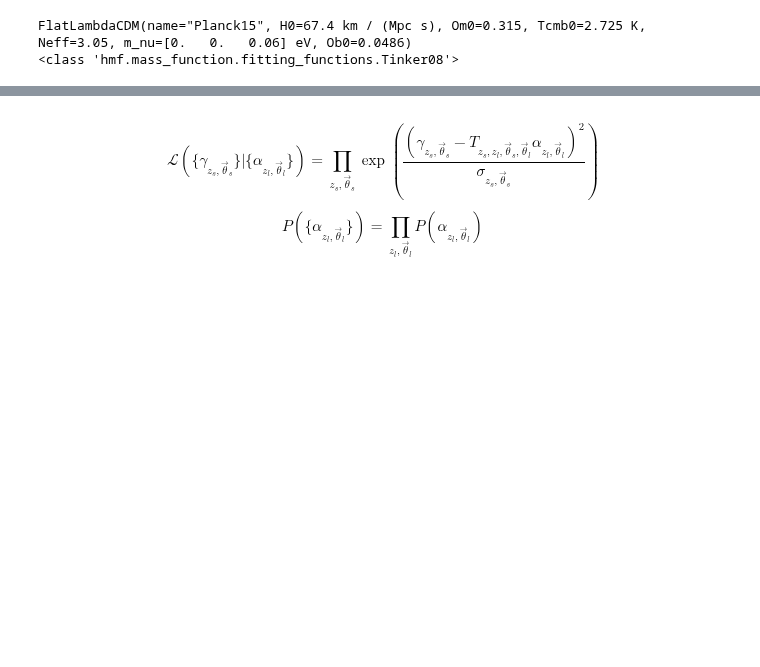
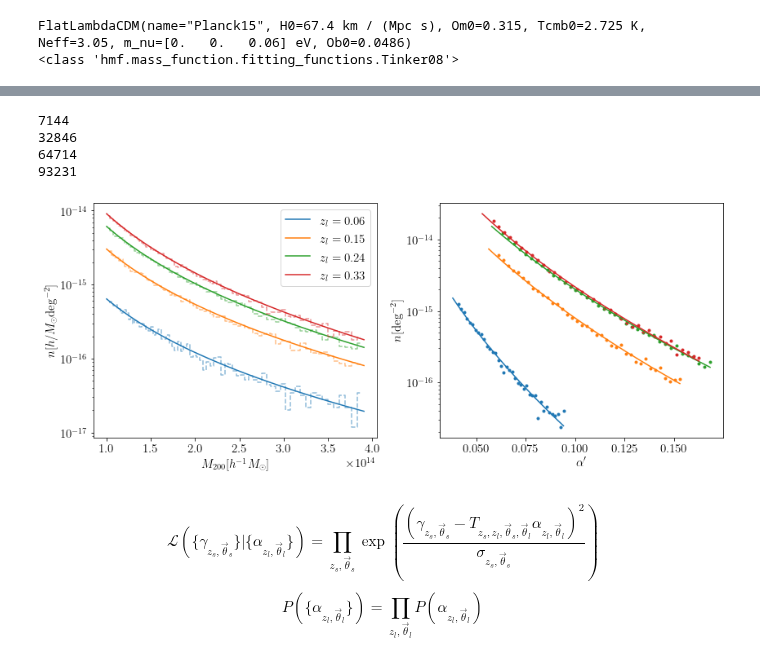
Before and after one commit to mr-superonion/splinv, a Jupyter notebook: notebook/s19/0-haloMF_Prior.ipynb, the cells around one changed output, grey strips where cells are left out. Cells and saved outputs as stored; diff of their text form; code cells hidden in the pictures; blank space fills up the shorter version.

```diff
--- a/notebook/s19/0-haloMF_Prior.ipynb
+++ b/notebook/s19/0-haloMF_Prior.ipynb
@@ -122,3 +169,66 @@ plt.tight_layout()
+# %%
+# Prepare Prior
+haloAveAll=pyfits.getdata(os.path.join(outDir,'haloBasis.fits'))
+prior=pyfits.getdata(os.path.join(outDir,'prior.fits'))
+
+plt.close()
+nscale=5e17
+ngrid=64
+fig=plt.figure(figsize=(12,5))
+ax1=fig.add_subplot(1,2,1)
+ax2=fig.add_subplot(1,2,2)
+parAll=[]
+
+for iz in range(0,8,2):
+    z=zave[iz]
+    pix2mpc=cosmo.Da(0.,z)*1./60./180*np.pi
+    mf.update(z=z)
+    v=cosmo.V(zbound[iz],zbound[iz+1])*np.pi**2./180.**2./4./np.pi
+    mass_func = mf.dndm*v
+    m = mf.m
+    sAll=np.sum(mass_func)
+    msample=[]
+    nn=int(sAll*nscale)
+    print(nn)
+    imgList=np.empty((nn,ngrid,ngrid))
+    for i in range(nn):
+        mi=simutil.mcSample(m,mass_func)
+        msample.append(mi)
+        conc =  6.02*(mi/1.E13)**(-0.12)*(1.47/(1.+z))**(0.16)
+        rs_arcmin=haloSim.mc2rs(mi,conc,z)
+        imgList[i]=haloSim.haloCS02SigmaAtom(rs_arcmin,ngrid,ngrid,c=conc,smooth_scale=1.5,fou=False,lnorm=1)*mi/pix2mpc
+    msample=np.array(msample)
+    y=np.histogram(msample,bins=m)[0]
+    ax1.plot(m,mass_func,label=r'$z_l=%.2f$' %(z),color=cmap(iz))
+    ax1.step((mf.m[2:]+mf.m[1:-1])/2.,y[1:]/nscale,where='mid',color=cmap(iz),ls='--',alpha=0.5)
+    ax1.grid()
+
+    haloAve=haloAveAll[iz]
+    proj1=np.sum(imgList*haloAve[None,:,:],axis=(1,2))
+    hist,bounds=np.histogram(np.sqrt(np.sum((lensKer0.T[iz])**2.))*proj1,bins=40)
+    bave=(bounds[1:]+bounds[:-1])/2.
+    ax2.scatter(bave[2:],hist[2:]/nscale,marker='.')
+    out=prior[iz]
+    ax2.plot(bave,np.exp(fit_func(bave,*out)))
+    ax2.grid()
+    del msample,imgList,hist,bounds
+    gc.collect()
+
+
+ax1.set_xlabel(r'$M_{200} [h^{-1}M_{\odot}]$')
+ax1.set_ylabel(r'$n[h/M_{\odot}\rm{deg}^{-2}]$')
+ax1.set_yscale('log')
+ax1.legend()
+ax2.set_xlabel(r"$\alpha'$")
+ax2.set_ylabel(r'$n[\rm{deg}^{-2}]$')
+ax2.set_yscale('log')
+plt.tight_layout()
+# %% [output]
+7144
+32846
+64714
+93231
+[figure, added]
 # %% [markdown]
 $$\mathcal{L}(\{\gamma_{z_s,\vec{\theta}_s}\}| \{\alpha_{z_l,\vec{\theta}_l}\})
 =\prod_{z_s,\vec{\theta}_s}\exp{\left(
```
Also changed, not shown: parts of 6 cells of this notebook.
